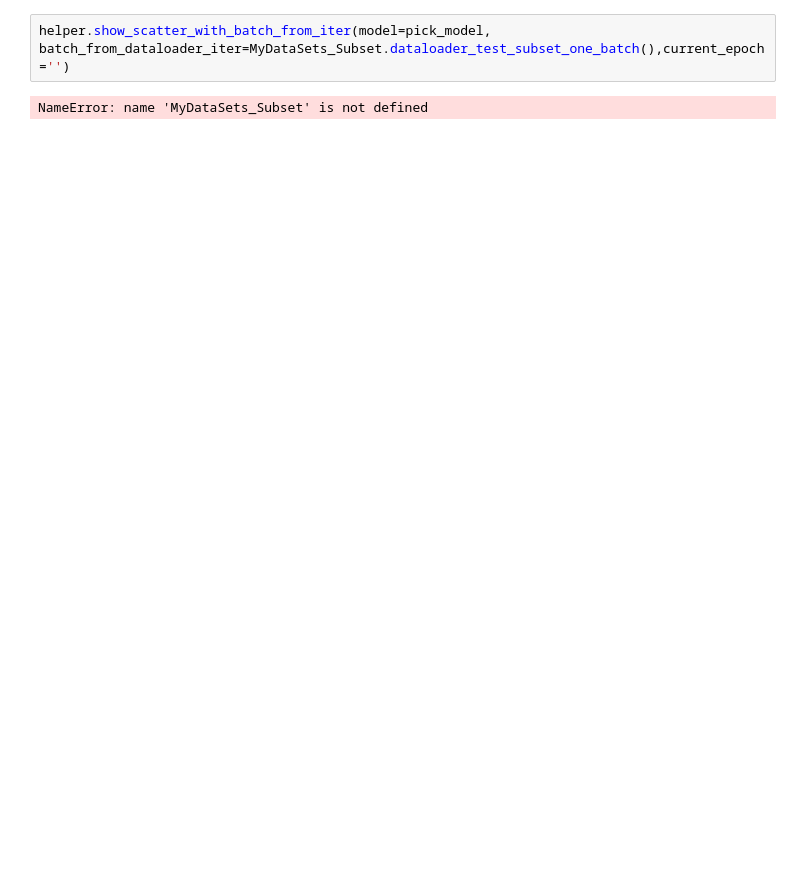
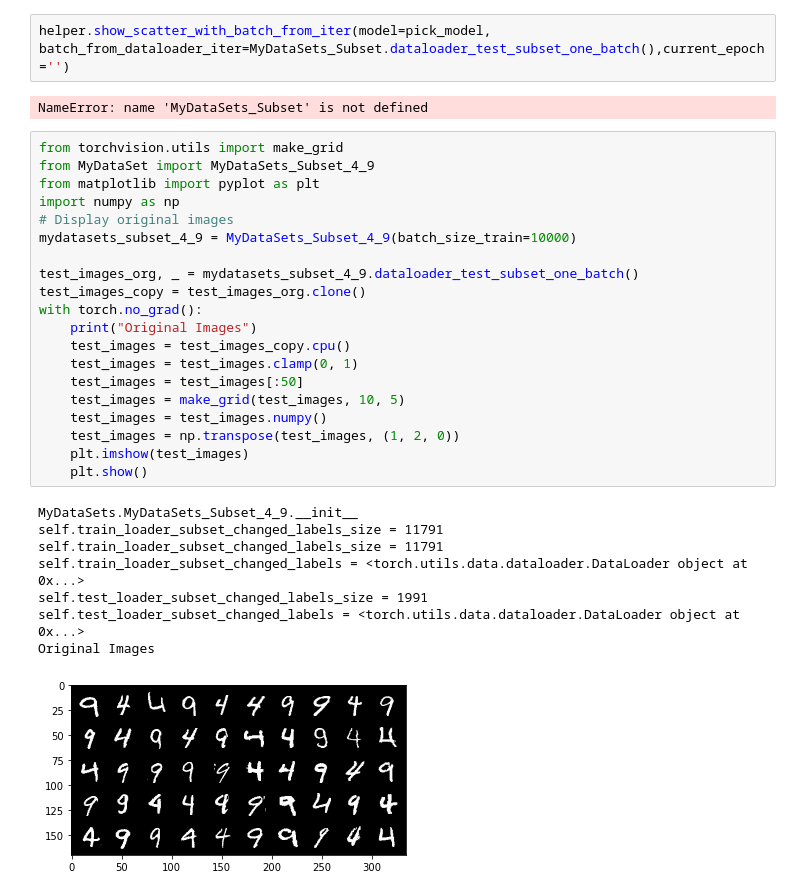
Before and after one commit to DominikOcsofszki/mlp, a Jupyter notebook: binary_final.ipynb, the cells around one changed output. Saved outputs shown, nothing was run; the diff lists cells and outputs as text; blank space fills up the shorter version.

Commit message:
NormalizingFlow_me running with data training data

```diff
--- a/binary_final.ipynb
+++ b/binary_final.ipynb
@@ -33,3 +33,32 @@ tensor([[-1.2031, -0.5948]])
 helper.show_scatter_with_batch_from_iter(model=pick_model, batch_from_dataloader_iter=MyDataSets_Subset.dataloader_test_subset_one_batch(),current_epoch='')
 # %% [output]
 NameError: name 'MyDataSets_Subset' is not defined
+# %%
+from torchvision.utils import make_grid
+from MyDataSet import MyDataSets_Subset_4_9
+from matplotlib import pyplot as plt
+import numpy as np
+# Display original images
+mydatasets_subset_4_9 = MyDataSets_Subset_4_9(batch_size_train=10000)
+
+test_images_org, _ = mydatasets_subset_4_9.dataloader_test_subset_one_batch()
+test_images_copy = test_images_org.clone()
+with torch.no_grad():
+    print("Original Images")
+    test_images = test_images_copy.cpu()
+    test_images = test_images.clamp(0, 1)
+    test_images = test_images[:50]
+    test_images = make_grid(test_images, 10, 5)
+    test_images = test_images.numpy()
+    test_images = np.transpose(test_images, (1, 2, 0))
+    plt.imshow(test_images)
+    plt.show()
+# %% [output]
+MyDataSets.MyDataSets_Subset_4_9.__init__
+self.train_loader_subset_changed_labels_size = 11791
+self.train_loader_subset_changed_labels_size = 11791
+self.train_loader_subset_changed_labels = <torch.utils.data.dataloader.DataLoader object at 0x...>
+self.test_loader_subset_changed_labels_size = 1991
+self.test_loader_subset_changed_labels = <torch.utils.data.dataloader.DataLoader object at 0x...>
+Original Images
+[figure, added]
```
Also changed, not shown: parts of 4 cells of this notebook, 6 other files.
